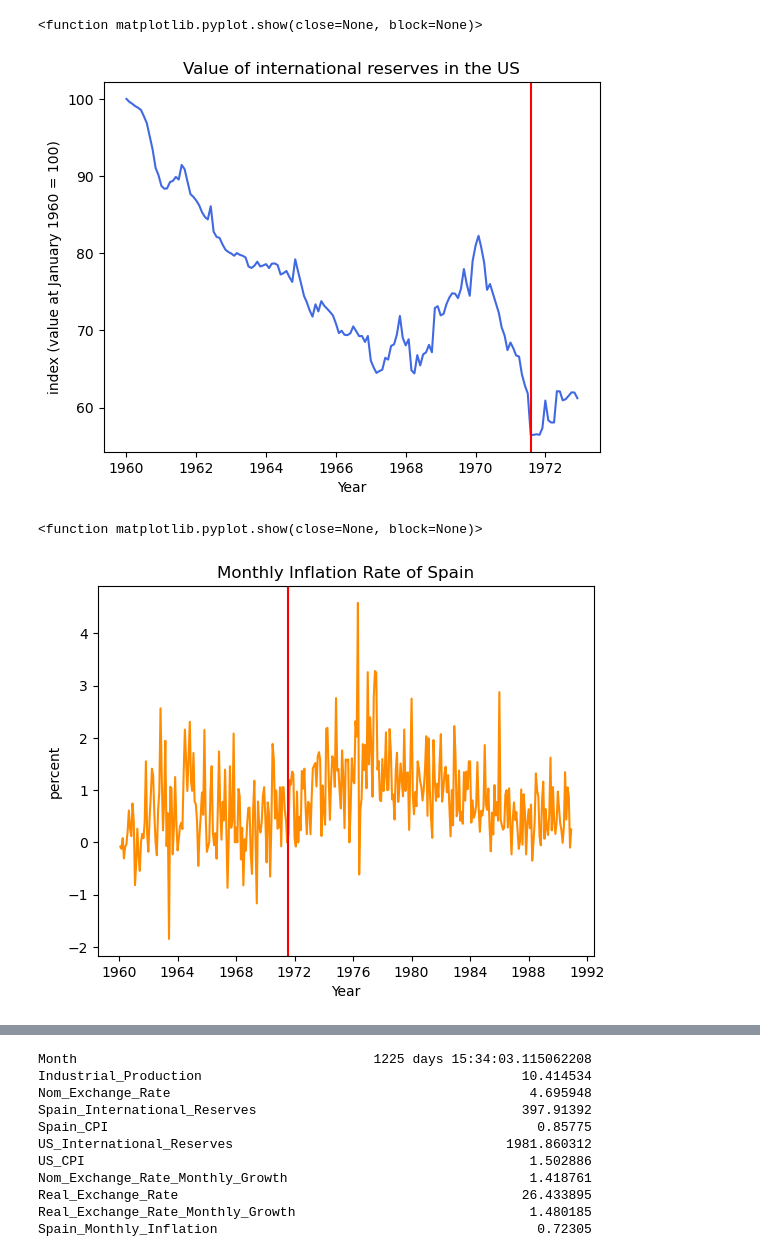
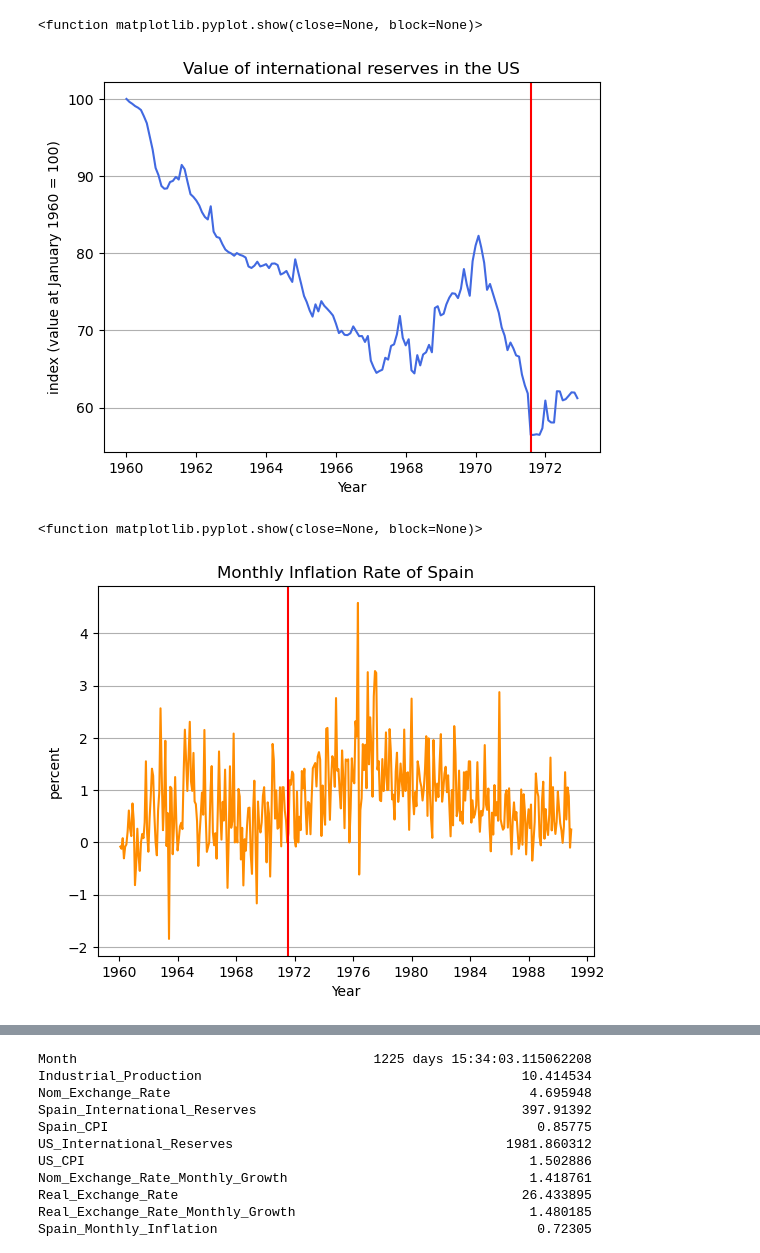
Before and after one commit to sophie-hy-fung/spain-bretton-woods, a Jupyter notebook: data_cleaning.ipynb, the cells around one changed output, grey strips where cells are left out. Saved outputs shown, nothing was run; the diff lists cells and outputs as text; code cells hidden in the pictures.

```diff
--- a/data_cleaning.ipynb
+++ b/data_cleaning.ipynb
@@ -133,23 +154,27 @@ plt.show
 # %%
+#plotting the international reserves index of the US
 plt.plot(shortened_df['Month'], shortened_df['US_International_Reserves_Index'], color='royalblue')
 plt.axvline(x = datetime.datetime(1971, 8, 1), color='r')
 plt.title('Value of international reserves in the US')
+plt.grid(axis='y')
 plt.xlabel('Year')
 plt.ylabel('index (value at January 1960 = 100)')
 plt.savefig('figures/US_International_Reserves_Index.png', bbox_inches='tight')
 plt.show
 # %% [output]
 <function matplotlib.pyplot.show(close=None, block=None)>
-[figure, old version]
+[figure, new version]
 # %%
+#plotting the monthly inflation rate of Spain
 plt.plot(sp_us_df['Month'], sp_us_df['Spain_Monthly_Inflation'], color='darkorange')
 plt.axvline(x = datetime.datetime(1971, 8, 1), color='r')
 plt.title('Monthly Inflation Rate of Spain')
+plt.grid(axis='y')
 plt.xlabel('Year')
 plt.ylabel('percent')
 plt.savefig('figures/Spain_Monthly_Inflation.png', bbox_inches='tight')
 plt.show
 # %% [output]
 <function matplotlib.pyplot.show(close=None, block=None)>
-[figure, old version]
+[figure, new version]
 # %%
```
Also changed, not shown: parts of 24 cells of this notebook.
